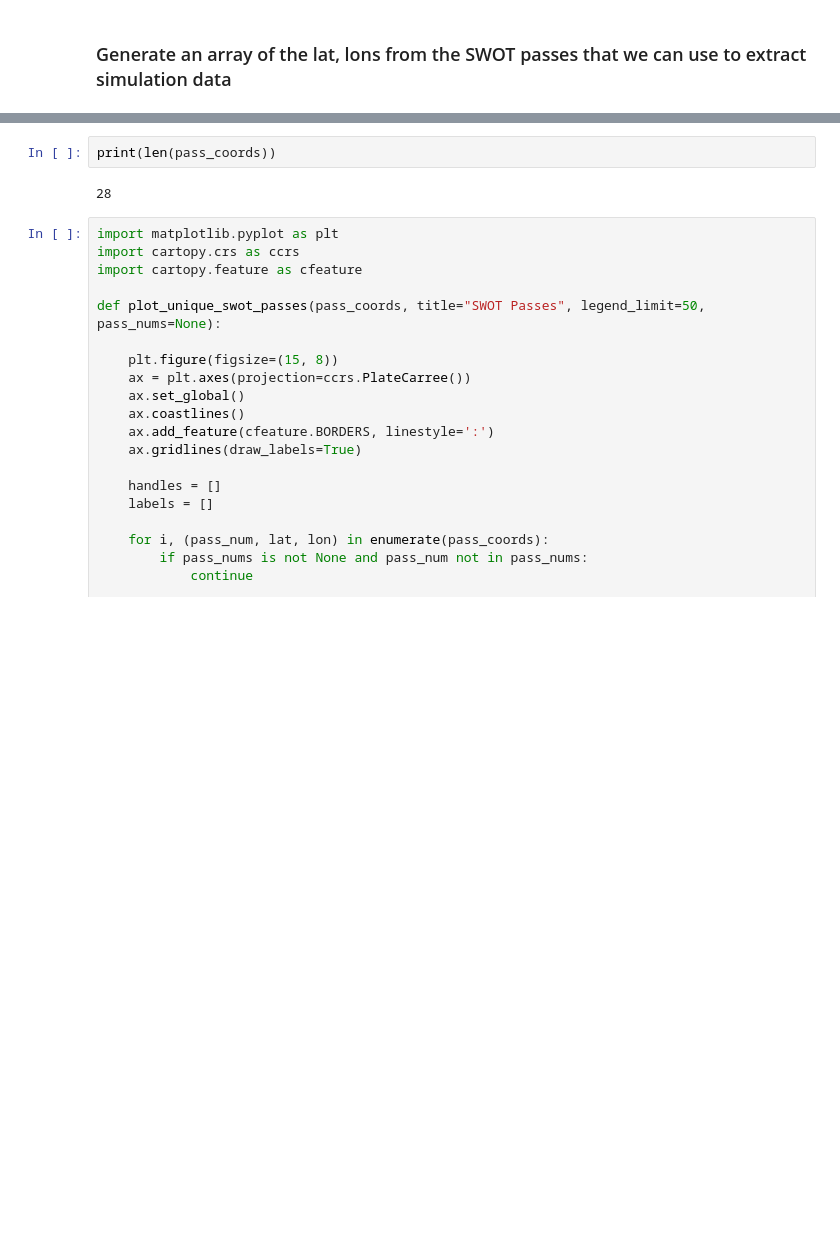
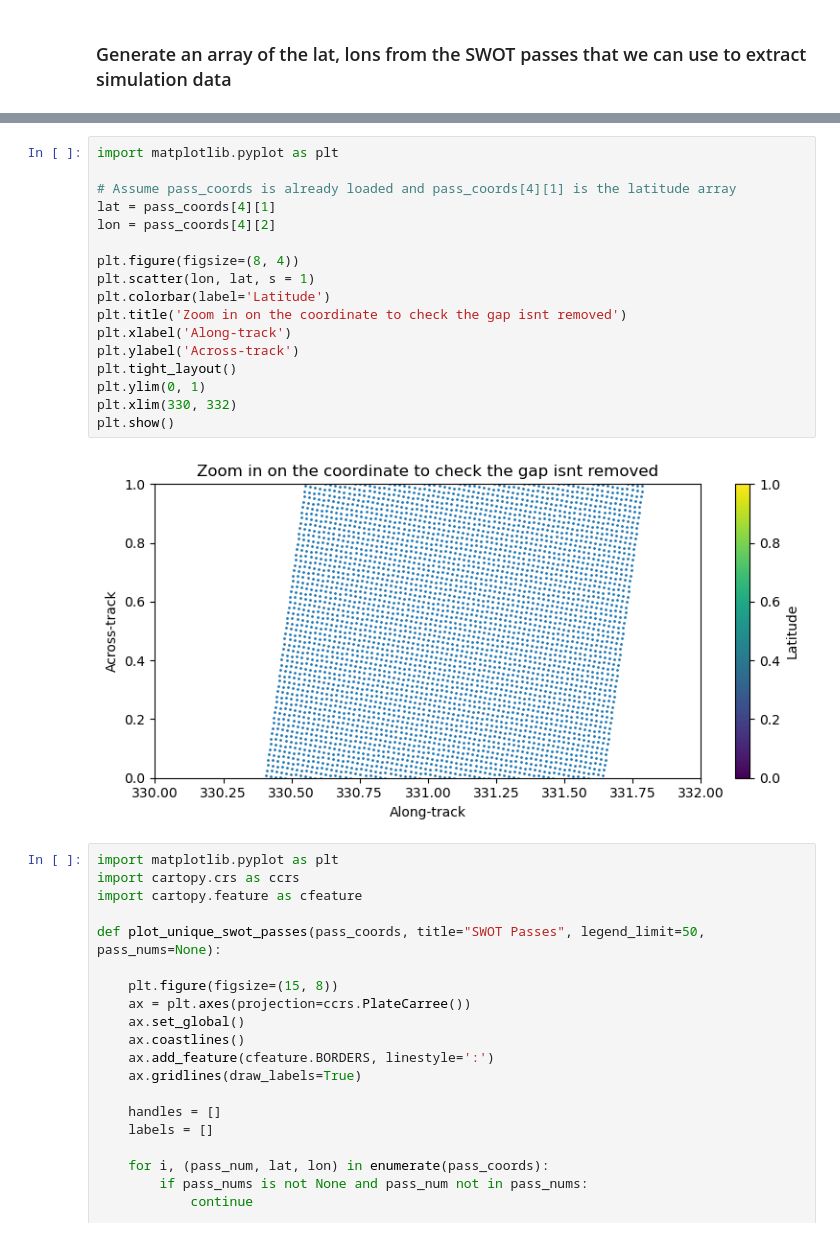
Before and after one commit to jwskinner/SWOT-balanced-extraction, a Jupyter notebook: Generate_SWOT_Pass_coords.ipynb, the cells around one changed output, grey strips where cells are left out. Drawn from its saved outputs; the diff is of its cells as text; blank space fills up the shorter version.

```diff
--- a/Generate_SWOT_Pass_coords.ipynb
+++ b/Generate_SWOT_Pass_coords.ipynb
@@ -46,9 +57,24 @@ def extract_unique_pass_lat_lon(folder, basic=True):
 swot_folder = '/expanse/lustre/projects/cit197/jskinner1/SWOT/CALVAL/'
 pass_coords = extract_unique_pass_lat_lon(swot_folder, basic=True)
 # %%
-print(len(pass_coords))
+import matplotlib.pyplot as plt
+
+# Assume pass_coords is already loaded and pass_coords[4][1] is the latitude array
+lat = pass_coords[4][1]
+lon = pass_coords[4][2]
+
+plt.figure(figsize=(8, 4))
+plt.scatter(lon, lat, s = 1)
+plt.colorbar(label='Latitude')
+plt.title('Zoom in on the coordinate to check the gap isnt removed')
+plt.xlabel('Along-track')
+plt.ylabel('Across-track')
+plt.tight_layout()
+plt.ylim(0, 1)
+plt.xlim(330, 332)
+plt.show()
 # %% [output]
-28
+[figure, added]
 # %%
 import matplotlib.pyplot as plt
 import cartopy.crs as ccrs
```
Also changed, not shown: parts of 2 cells of this notebook, 8 other files.
